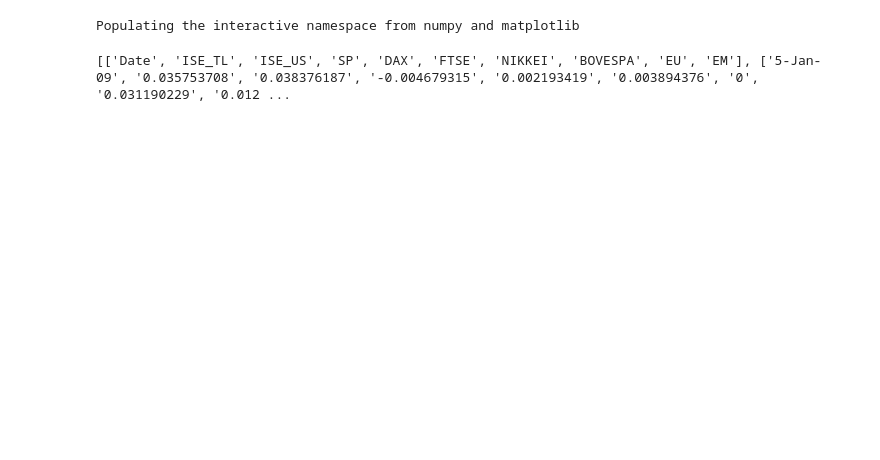
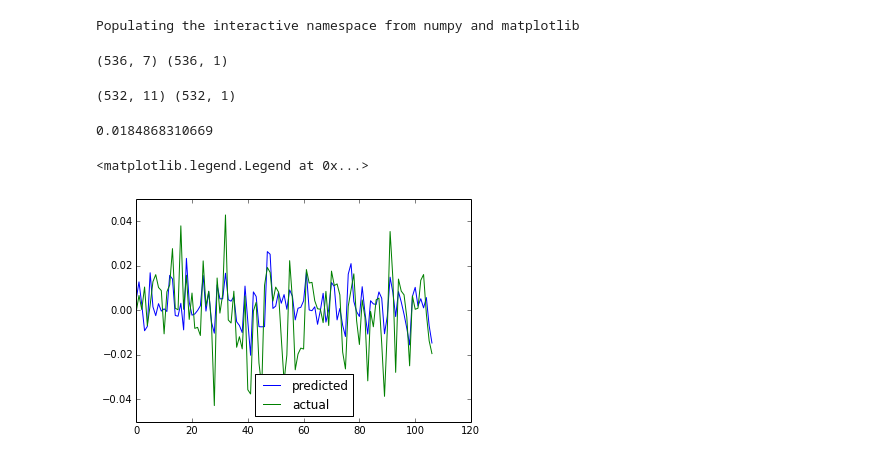
Before and after one commit to ashokvms/mas-lna, a Jupyter notebook: src/hmm/StockMarketPrediction.ipynb, the cells around one changed output. Saved outputs shown, nothing was run; the diff lists cells and outputs as text; code cells hidden in the pictures; blank space fills up the shorter version.

Commit message:
finilized code for linear regression

```diff
--- a/src/hmm/StockMarketPrediction.ipynb
+++ b/src/hmm/StockMarketPrediction.ipynb
@@ -20,4 +19,0 @@ data_from_file = [i.strip().replace(' ', '').split(',') for i in open("../../dat
-# %%
-print data_from_file
-# %% [output]
-[['Date', 'ISE_TL', 'ISE_US', 'SP', 'DAX', 'FTSE', 'NIKKEI', 'BOVESPA', 'EU', 'EM'], ['5-Jan-09', '0.035753708', '0.038376187', '-0.004679315', '0.002193419', '0.003894376', '0', '0.031190229', '0.012 ...
@@ -23,0 +53,66 @@ print data_from_file
+# %%
+features = np.array(features)
+targets = np.array(ise_us).reshape(len(ise_us),1)
+print features.shape, targets.shape
+# %% [output]
+(536, 7) (536, 1)
+# %%
+####################################################################################
+########## feedback of outputs #####################################################
+
+def incorporate_feedback(data,targets,fb=4):
+    mod_targets = targets[fb:,:]
+    prev_outputs = np.zeros((np.size(mod_targets,0), fb))
+
+    for i in range(np.size(features, 0)-fb):
+        feedback = targets[i:i+fb,]
+        for j in range(fb):
+            prev_outputs[i,j] = feedback[j,:]
+
+    mod_features = np.hstack((data[fb:,:], prev_outputs))
+    return mod_features, mod_targets
+#####################################################################################
+# %%
+features, targets = incorporate_feedback(features, targets)
+print features.shape, targets.shape
+# %% [output]
+(532, 11) (532, 1)
+# %%
+test_set_ratio = 0.8
+
+#####################################################################################
+######### Moving average ############################################################
+
+
+
+#ewma = pandas.stats.moments.ewma
+
+#fwd = ewma( features, span=5 )
+#bwd = ewma( features[::-1], span=5 )
+
+#features = (fwd+bwd)/2
+
+####################################################################################
+
+
+train_features = features[:int(test_set_ratio*np.size(features,0)),:]
+test_features = features[int(test_set_ratio*np.size(features,0)):,:]
+
+train_targets = targets[:int(test_set_ratio*np.size(features,0)),:]
+test_targets = targets[int(test_set_ratio*np.size(features,0)):,:]
+
+
+
+clf = linear_model.LinearRegression()
+clf.fit(train_features, train_targets)
+pred = clf.predict(test_features)
+
+mse = np.sum((test_targets-pred)**2)
+print mse
+plt.plot(pred, label = 'predicted')
+plt.plot(test_targets, label = 'actual')
+plt.legend(loc = 8)
+# %% [output]
+0.0184868310669
+<matplotlib.legend.Legend at 0x...>
+[figure, added]
```
Also changed, not shown: parts of 5 cells of this notebook, 1 other file.
